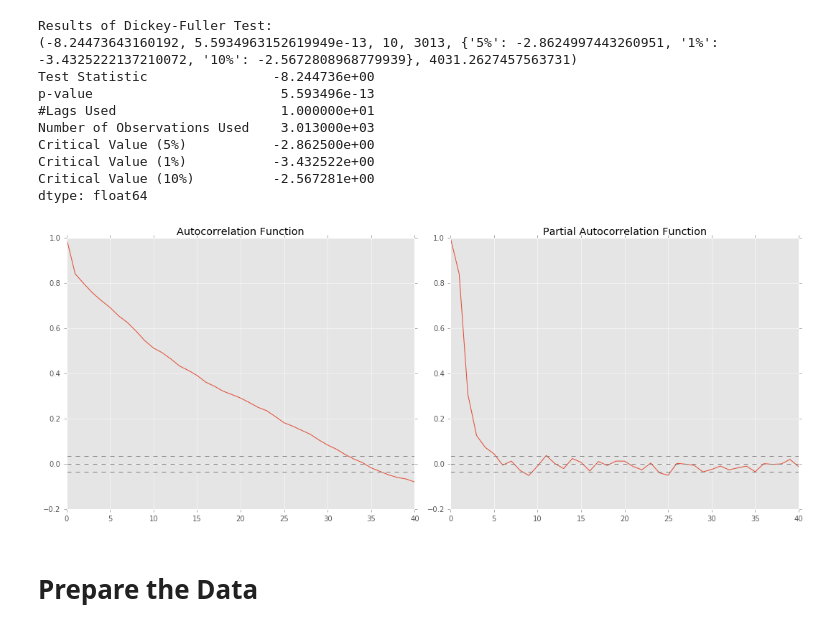
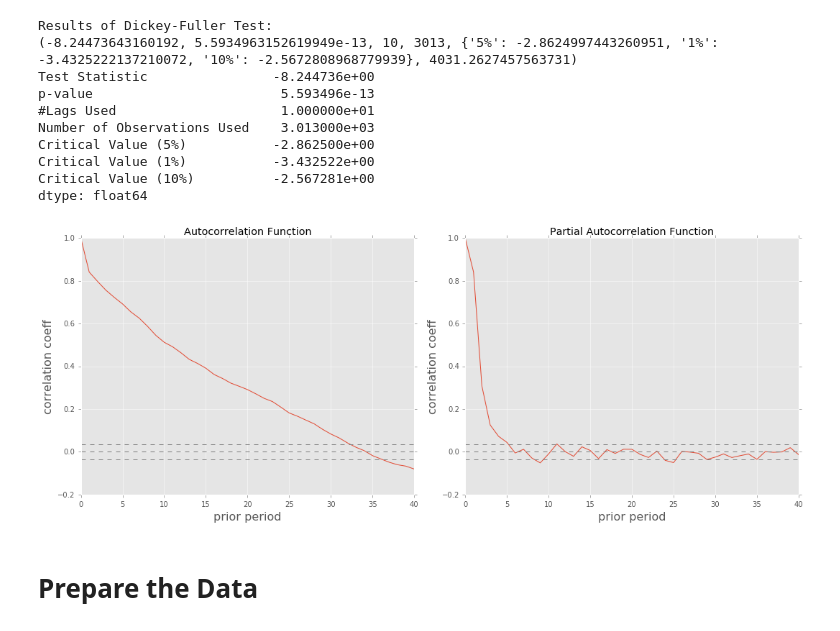
Before and after one commit to ztultrebor/Ditech-Challenge-ANN, a Jupyter notebook: DataPrepAndAnalysis.ipynb, the cells around one changed output. Drawn from its saved outputs; the diff is of its cells as text; code cells hidden in the pictures.

```diff
--- a/DataPrepAndAnalysis.ipynb
+++ b/DataPrepAndAnalysis.ipynb
@@ -533,25 +442,29 @@ dtype: float64
 # %%
 from statsmodels.tsa.stattools import acf, pacf
 lag_acf = acf(timegap['gap'], nlags=40)
 lag_pacf = pacf(timegap['gap'], nlags=40, method='ols')
 
 plt.subplot(121)
 plt.plot(lag_acf)
 plt.axhline(y=0,linestyle='--',color='gray')
 plt.axhline(y=-1.96/np.sqrt(np.shape(timegap)[0]),linestyle='--',color='gray')
 plt.axhline(y=1.96/np.sqrt(np.shape(timegap)[0]),linestyle='--',color='gray')
 plt.title('Autocorrelation Function')
+plt.xlabel('prior period', size=16)
+plt.ylabel('correlation coeff', size=16)
 
 #Plot PACF:
 plt.subplot(122)
 plt.plot(lag_pacf)
 plt.axhline(y=0,linestyle='--',color='gray')
 plt.axhline(y=-1.96/np.sqrt(np.shape(timegap)[0]),linestyle='--',color='gray')
 plt.axhline(y=1.96/np.sqrt(np.shape(timegap)[0]),linestyle='--',color='gray')
 plt.title('Partial Autocorrelation Function')
+plt.xlabel('prior period', size=16)
+plt.ylabel('correlation coeff', size=16)
 plt.tight_layout()
 # %% [output]
-[figure, old version]
+[figure, new version]
 # %% [markdown]
 # Prepare the Data
 # %%
```
Also changed, not shown: parts of 23 cells of this notebook, 5 other files.
